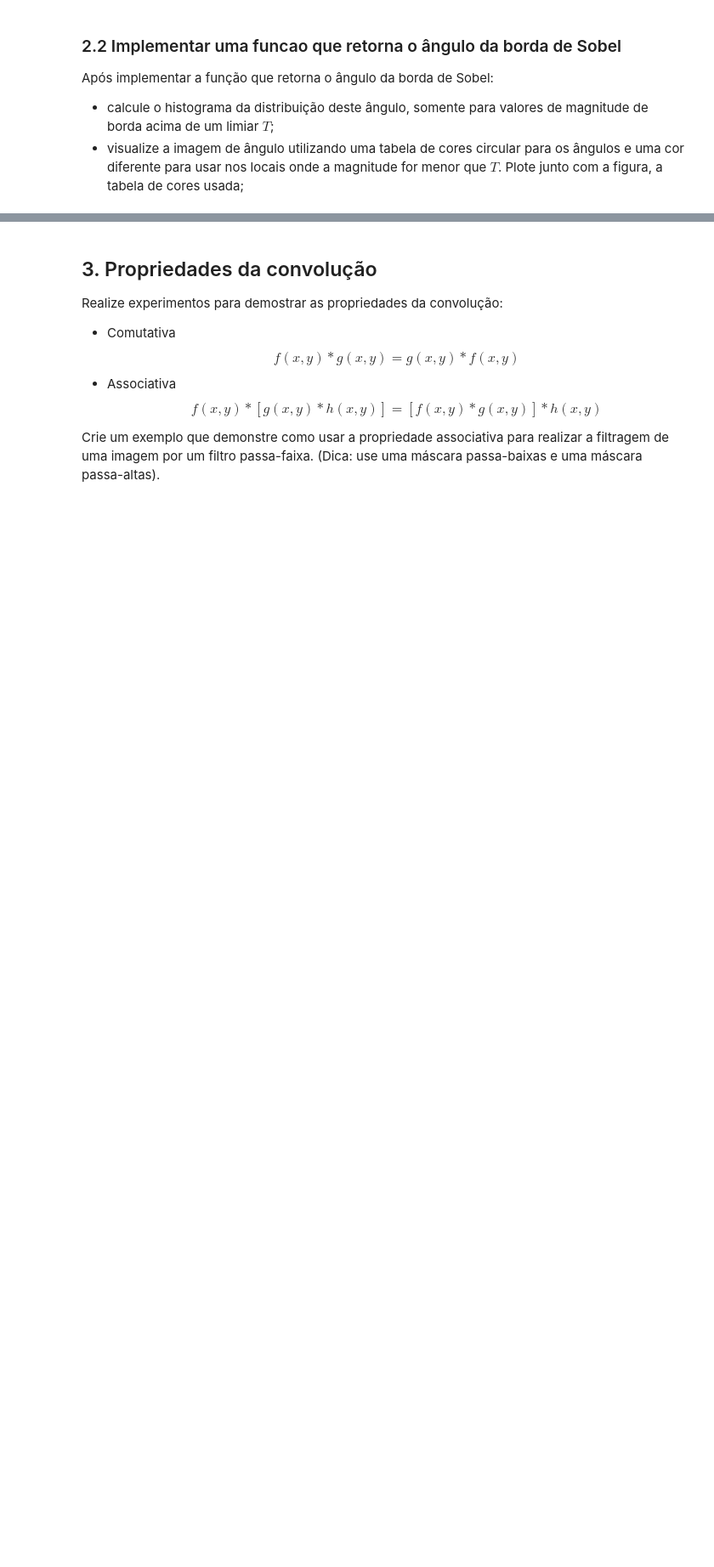
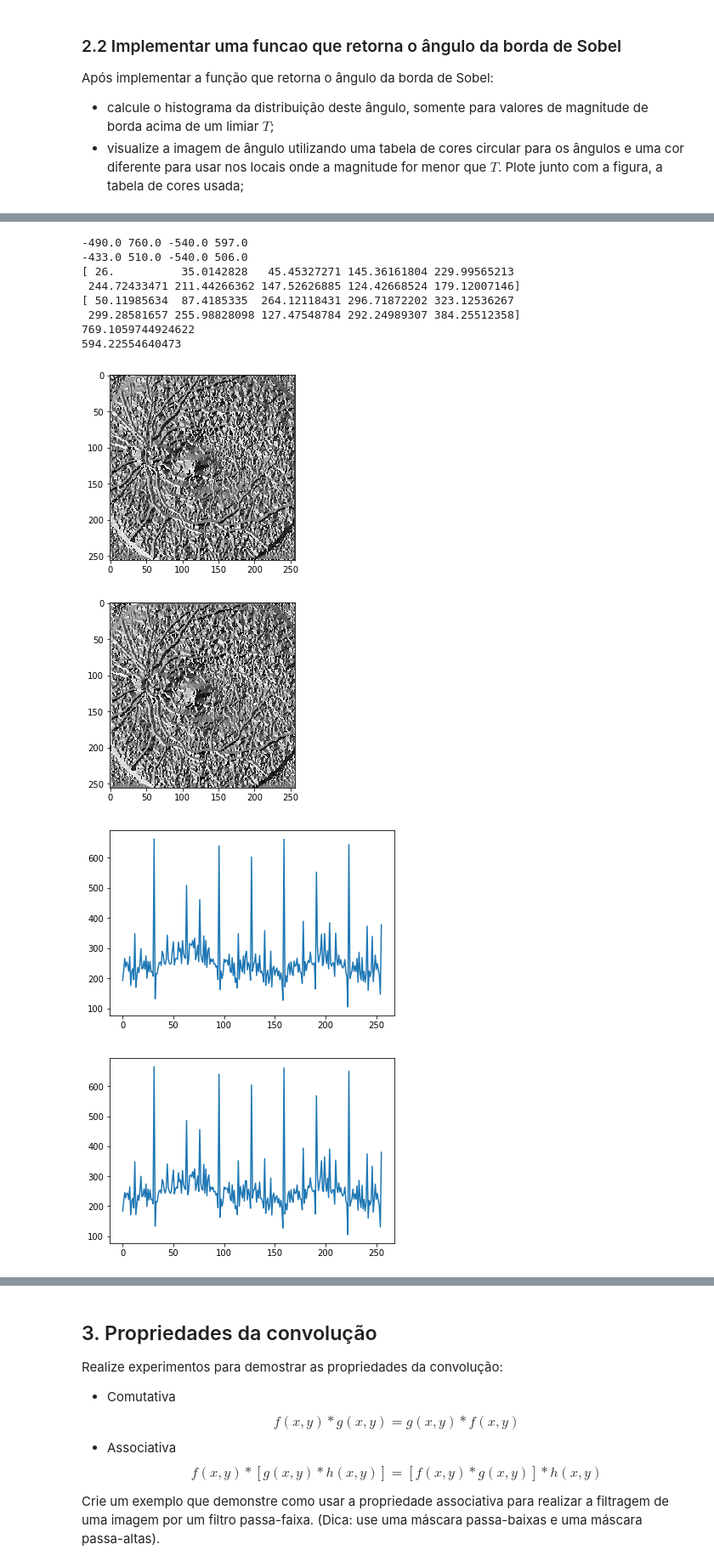
Before and after one commit to ferseiti/ia898, a Jupyter notebook: 2S2018/IA898A_Ex05_FernandoFurusato.ipynb, the cells around one changed output, grey strips where cells are left out. Shown at 85% size. Cells and saved outputs as stored; diff of their text form; code cells hidden in the pictures; blank space fills up the shorter version.

```diff
--- a/2S2018/IA898A_Ex05_FernandoFurusato.ipynb
+++ b/2S2018/IA898A_Ex05_FernandoFurusato.ipynb
@@ -68,0 +234,51 @@ Após implementar a função que retorna o ângulo da borda de Sobel:
+# %%
+f = mpimg.imread('../data/retina.tif')
+# f = mpimg.imread('../figures/fusca.png')
+sobel = MagSobel(f)
+
+iasobel1 = iasobel(f)
+# dt = np.select()
+print(iasobel1[0][0,:10])
+
+angles = (sobel_angle(sobel[2], sobel[1]))
+
+print(sobel[0][0,:10])
+
+print(sobel[0].max())
+print(iasobel1[0].max())
+
+angles_color = np.zeros((angles.shape[0], angles.shape[1], 3))
+
+plt.imshow(angles, cmap='gray')
+plt.show()
+
+plt.imshow(iasobel1[1], cmap='gray')
+plt.show()
+
+plt.plot(ia.histogram(ia.normalize(angles, [0, 255])))
+plt.show()
+
+plt.plot(ia.histogram(ia.normalize(iasobel1[1], [0, 255])))
+plt.show()
+
+(h1,g1) = np.histogram(angles, bins = 180)
+(h2,g2) = np.histogram(iasobel1[1], bins = 180)
+
+plt.plot(h1)
+plt.show()
+
+plt.plot(h2)
+plt.show()
+# %% [output]
+-490.0 760.0 -540.0 597.0
+-433.0 510.0 -540.0 506.0
+[ 26.          35.0142828   45.45327271 145.36161804 229.99565213
+ 244.72433471 211.44266362 147.52626885 124.42668524 179.12007146]
+[ 50.11985634  87.4185335  264.12118431 296.71872202 323.12536267
+ 299.28581657 255.98828098 127.47548784 292.24989307 384.25512358]
+769.1059744924622
+594.22554640473
+[figure, added]
+[figure, added]
+[figure, added]
+[figure, added]
```
Also changed, not shown: parts of 10 cells of this notebook.
